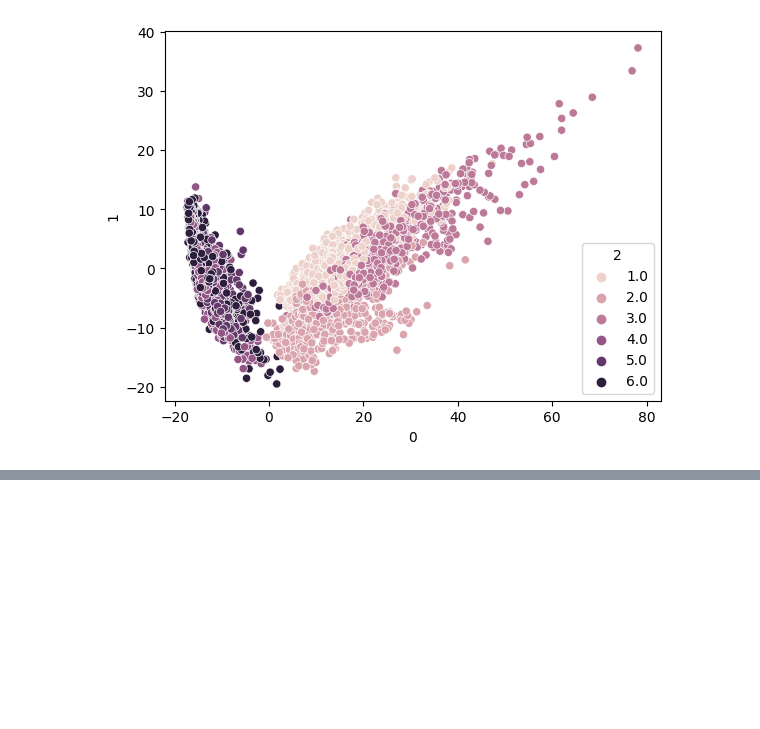
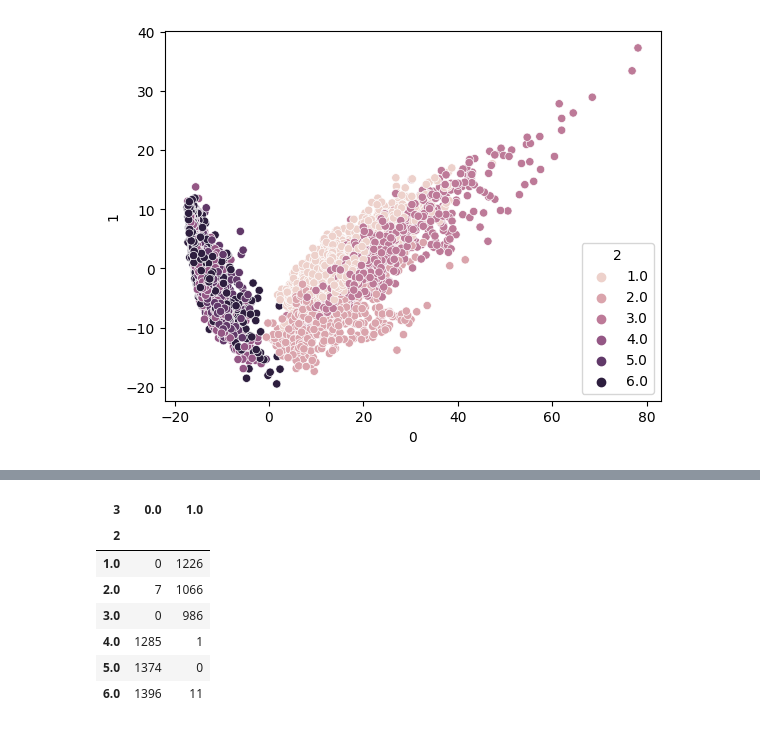
Before and after one commit to W1llAnn/1tdata-homework, a Jupyter notebook: 2.5 - homework PRO.ipynb, the cells around one changed output, grey strips where cells are left out. Saved outputs shown, nothing was run; the diff lists cells and outputs as text; code cells hidden in the pictures; blank space fills up the shorter version.

```diff
--- a/2.5 - homework PRO.ipynb
+++ b/2.5 - homework PRO.ipynb
@@ -292,0 +306,12 @@ sns.scatterplot(data=data_check, x=data_check[0], y=data_check[1], hue=data_chec
+# %%
+activity_cluster = pd.pivot_table(data_check, index=data_check[2], columns=data_check[3], aggfunc=len, fill_value=0)
+activity_cluster['type_of_activity']
+# %% [output]
+| 3 | 0.0 | 1.0 |
+| 2 |  |  |
+| 1.0 | 0 | 1226 |
+| 2.0 | 7 | 1066 |
+| 3.0 | 0 | 986 |
+| 4.0 | 1285 | 1 |
+| 5.0 | 1374 | 0 |
+| 6.0 | 1396 | 11 |
```
Also changed, not shown: parts of 14 cells of this notebook, 1 other file.
